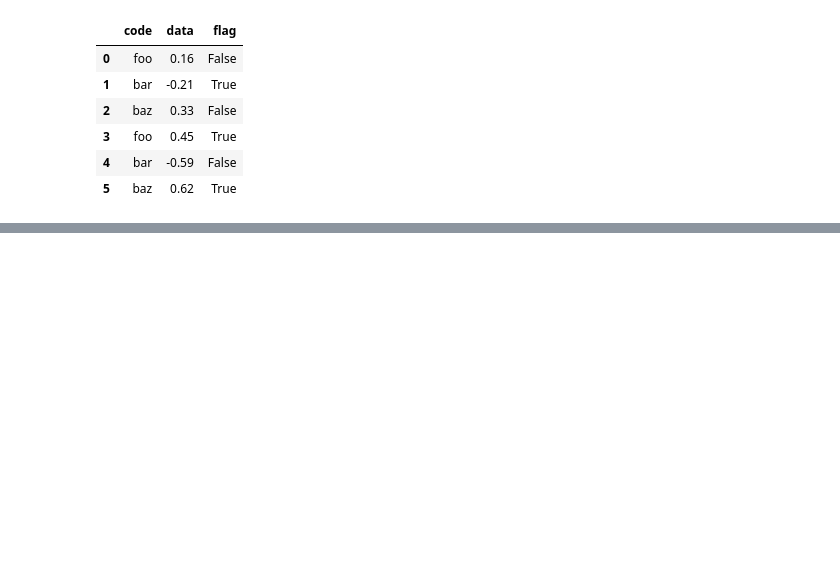
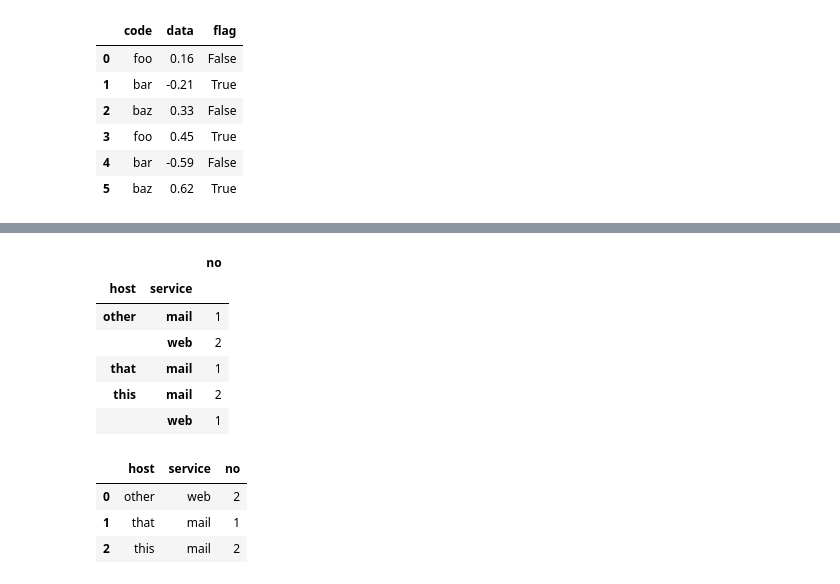
Before and after one commit to onlyabhilash/Feature-Engg, a Jupyter notebook: Pandas/Cooking.ipynb, the cells around one changed output, grey strips where cells are left out. Cells and saved outputs as stored; diff of their text form; code cells hidden in the pictures; blank space fills up the shorter version.

```diff
--- a/Pandas/Cooking.ipynb
+++ b/Pandas/Cooking.ipynb
@@ -790,0 +824,27 @@ df
+# %%
+# Select row with maximum value from each group
+df = pd.DataFrame(
+        {
+            "host": ["other", "other", "that", "this", "this"],
+            "service": ["mail", "web", "mail", "mail", "web"],
+            "no": [1, 2, 1, 2, 1],
+        }
+    ).set_index(["host", "service"])
+df
+# %% [output]
+|  |  | no |
+| host | service |  |
+| other | mail | 1 |
+|  | web | 2 |
+| that | mail | 1 |
+| this | mail | 2 |
+|  | web | 1 |
+# %%
+mask = df.groupby(level=0).agg("idxmax")
+df_count = df.loc[mask["no"]].reset_index()
+df_count
+# %% [output]
+|  | host | service | no |
+| 0 | other | web | 2 |
+| 1 | that | mail | 1 |
+| 2 | this | mail | 2 |
```
Also changed, not shown: parts of 16 cells of this notebook.
